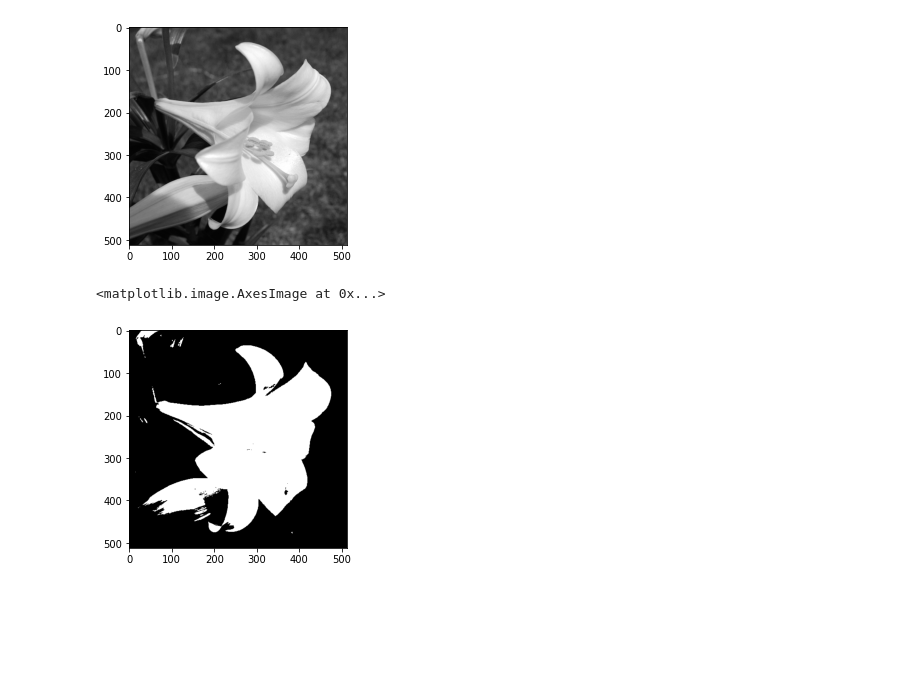
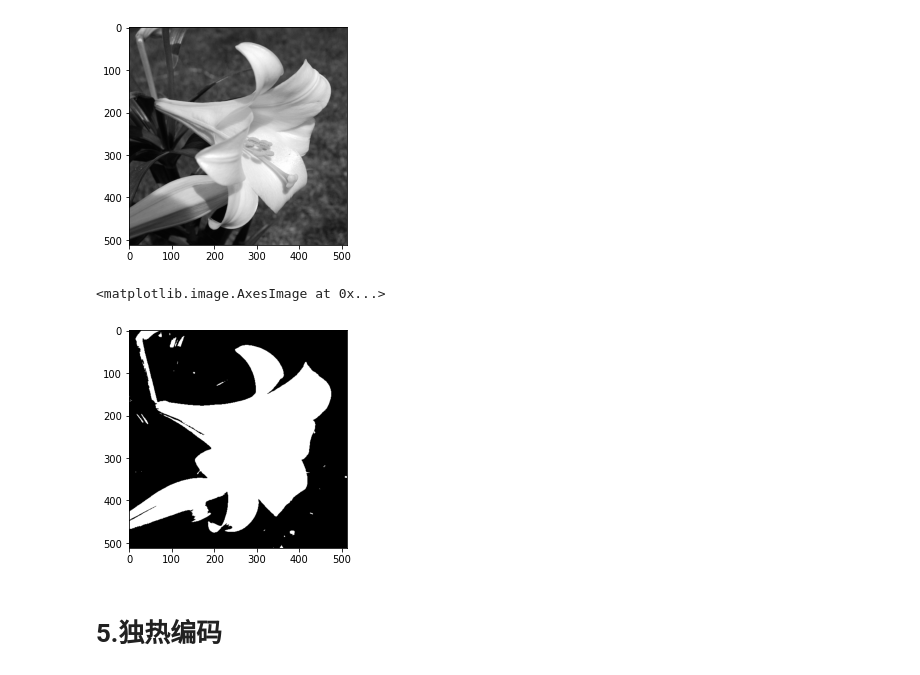
Before and after one commit to RealisticDeadpool/ml-basic-repo, a Jupyter notebook: small-practise/demo_数据预处理.ipynb, the cells around one changed output. Drawn from its saved outputs; the diff is of its cells as text; code cells hidden in the pictures; blank space fills up the shorter version.

```diff
--- a/small-practise/demo_数据预处理.ipynb
+++ b/small-practise/demo_数据预处理.ipynb
@@ -115,9 +115,11 @@ plt.imshow(img, cmap='gray')
 [figure]
 # %%
 #对这个图片进行二值化处理
-bin = sp.Binarizer(threshold = 127)
+bin = sp.Binarizer(threshold = 106)
 r = bin.transform(img)
 plt.imshow(r, cmap='gray')#cmap='gray'意思是显示灰度图像
 # %% [output]
 <matplotlib.image.AxesImage at 0x...>
-[figure, old version]
+[figure, new version]
+# %% [markdown]
+# 5.独热编码
```
Also changed, not shown: parts of 2 cells of this notebook, 1 other file.
